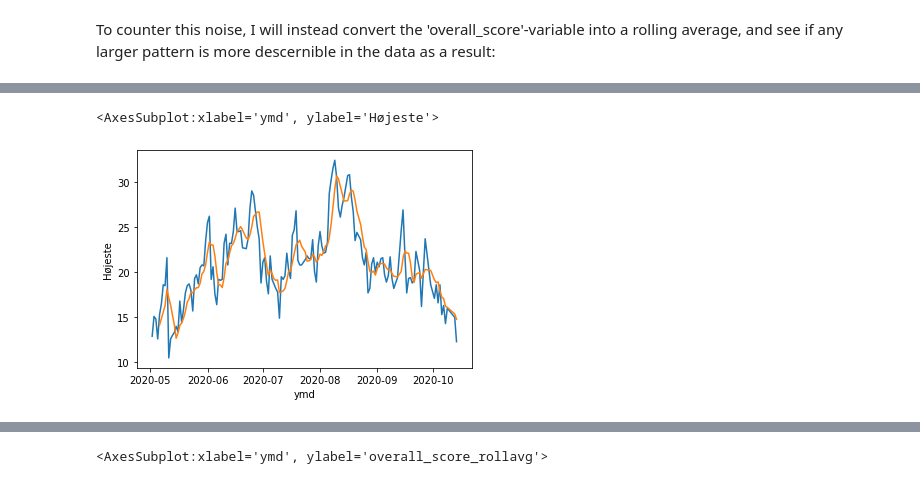
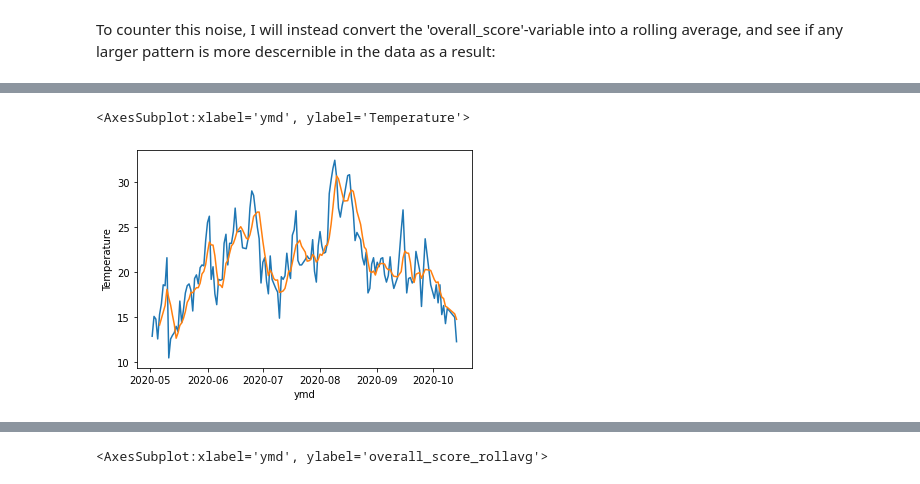
Before and after one commit to DresRumler/fitbit_project, a Jupyter notebook: EDA.ipynb, the cells around one changed output, grey strips where cells are left out. Drawn from its saved outputs; the diff is of its cells as text; code cells hidden in the pictures.

```diff
--- a/EDA.ipynb
+++ b/EDA.ipynb
@@ -114,6 +96,8 @@ print(df_master.shape)
 (305, 5)
 (50, 11)
 (152, 24)
+# %%
+df_master.rename(columns={'Højeste': 'Temperature'}, inplace=True) # Rename 'Højeste'.
 # %% [markdown]
 ### 2: Explore
 # %%
@@ -124,7 +108,7 @@ df_using = df_master[['ymd',
            'restlessness',
 #            'Laveste',
 #            'Middel',
-           'Højeste',
+           'Temperature',
            'Calories Burned',
            'Steps',
            'Distance',
@@ -205,5 +165,5 @@ See the caveats in the documentation: https://pandas.pydata.org/pandas-docs/stab
 # %%
 # Try rolling average
-df_using['Højeste_rollavg'] = df_using['Højeste'].rolling(window=7).mean()
+df_using['Temperature_rollavg'] = df_using['Temperature'].rolling(window=7).mean()
 df_using['overall_score_rollavg'] = df_using['overall_score'].rolling(window=7).mean()
 df_using['restlessness_rollavg'] = df_using['restlessness'].rolling(window=7).mean()
@@ -226,9 +170,9 @@ See the caveats in the documentation: https://pandas.pydata.org/pandas-docs/stab
 # %%
-sns.lineplot(x=df_using['ymd'], y=df_using['Højeste'])
-sns.lineplot(x=df_using['ymd'], y=df_using['Højeste'].rolling(window=5).mean())
+sns.lineplot(x=df_using['ymd'], y=df_using['Temperature'])
+sns.lineplot(x=df_using['ymd'], y=df_using['Temperature'].rolling(window=5).mean())
 # %% [output]
-<AxesSubplot:xlabel='ymd', ylabel='Højeste'>
+<AxesSubplot:xlabel='ymd', ylabel='Temperature'>
-[figure, old version]
+[figure, new version]
 # %%
 # Try normalizing dataframe
 # %%
```
Also changed, not shown: parts of 26 cells of this notebook.
